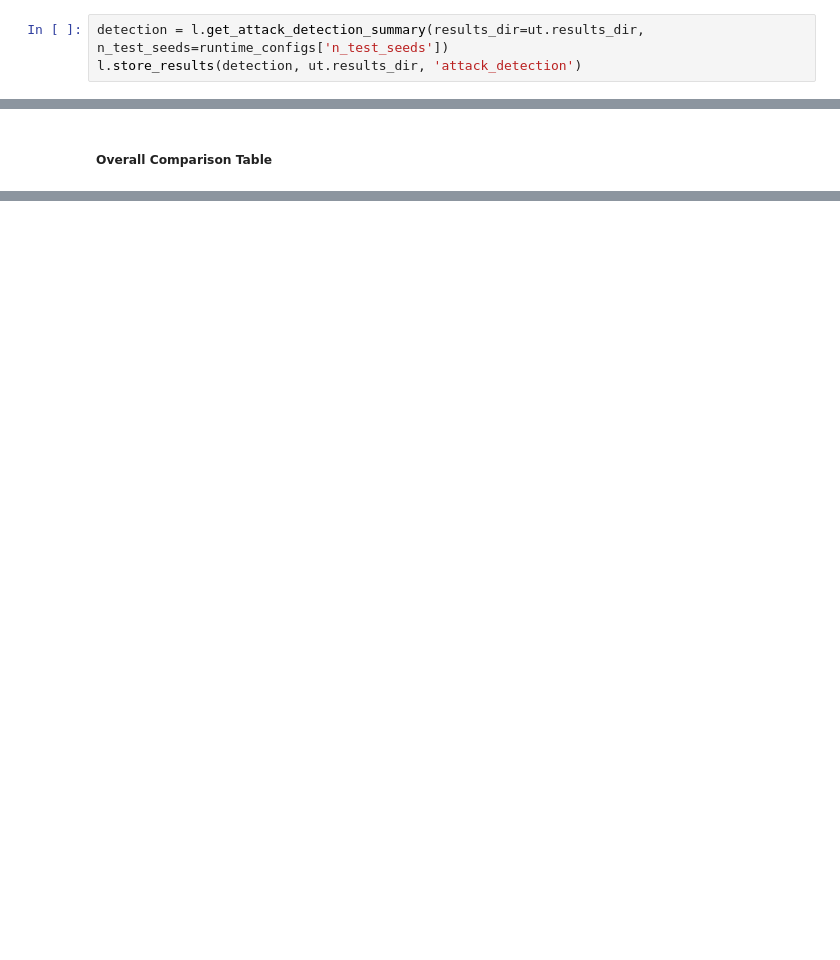
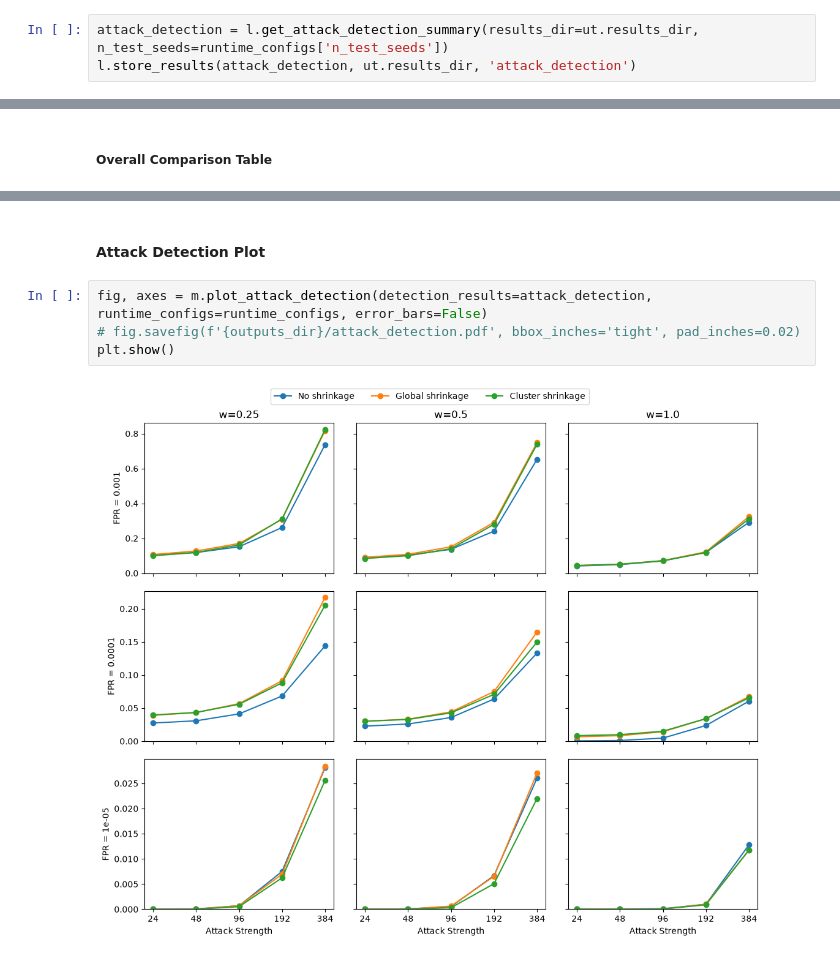
Before and after one commit to adam-broomhead/cybersecurity_thesis, a Jupyter notebook: notebooks/Pipeline_py/203_results_analysis.ipynb, the cells around one changed output, grey strips where cells are left out. Saved outputs shown, nothing was run; the diff lists cells and outputs as text; blank space fills up the shorter version.

```diff
--- a/notebooks/Pipeline_py/203_results_analysis.ipynb
+++ b/notebooks/Pipeline_py/203_results_analysis.ipynb
@@ -141,5 +142,5 @@ l.store_results(calibration, ut.results_dir, 'calibration')
 user_type_summary = l.get_user_type_summary(ll_full_results=ll_full_results, benchmark_results=benchmark_results)
 l.store_results(user_type_summary, ut.results_dir, 'user_type_summary')
 # %%
-detection = l.get_attack_detection_summary(results_dir=ut.results_dir, n_test_seeds=runtime_configs['n_test_seeds'])
-l.store_results(detection, ut.results_dir, 'attack_detection')
+attack_detection = l.get_attack_detection_summary(results_dir=ut.results_dir, n_test_seeds=runtime_configs['n_test_seeds'])
+l.store_results(attack_detection, ut.results_dir, 'attack_detection')
@@ -251,0 +202,8 @@ model_comparison_output
+# %% [markdown]
+#### Attack Detection Plot
+# %%
+fig, axes = m.plot_attack_detection(detection_results=attack_detection, runtime_configs=runtime_configs, error_bars=False)
+# fig.savefig(f'{outputs_dir}/attack_detection.pdf', bbox_inches='tight', pad_inches=0.02)
+plt.show()
+# %% [output]
+[figure, added]
```
Also changed, not shown: parts of 18 cells of this notebook, 3 other files.
